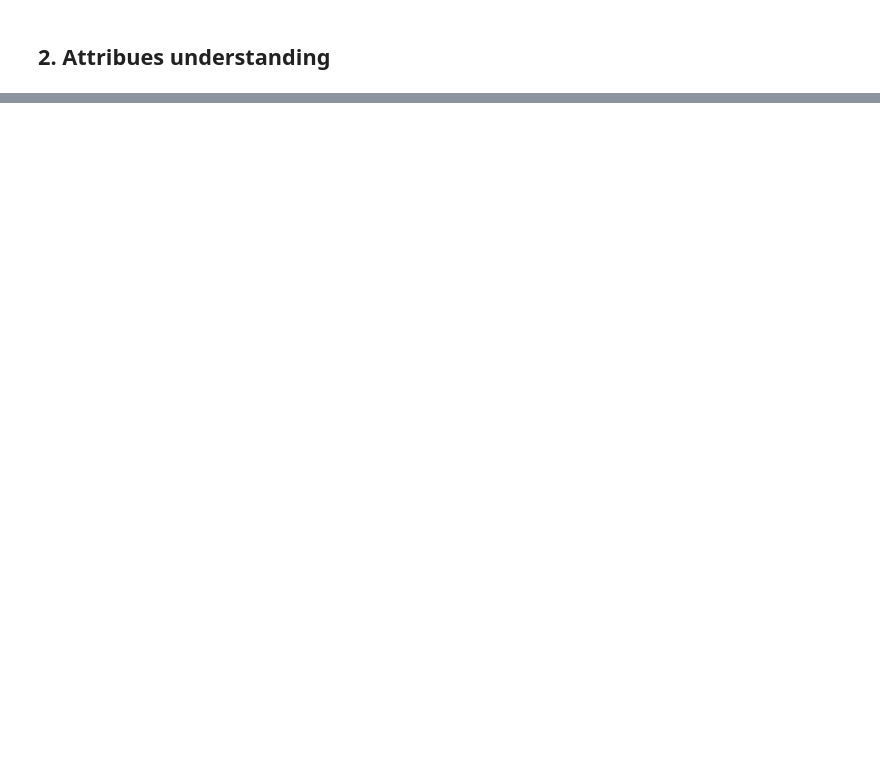
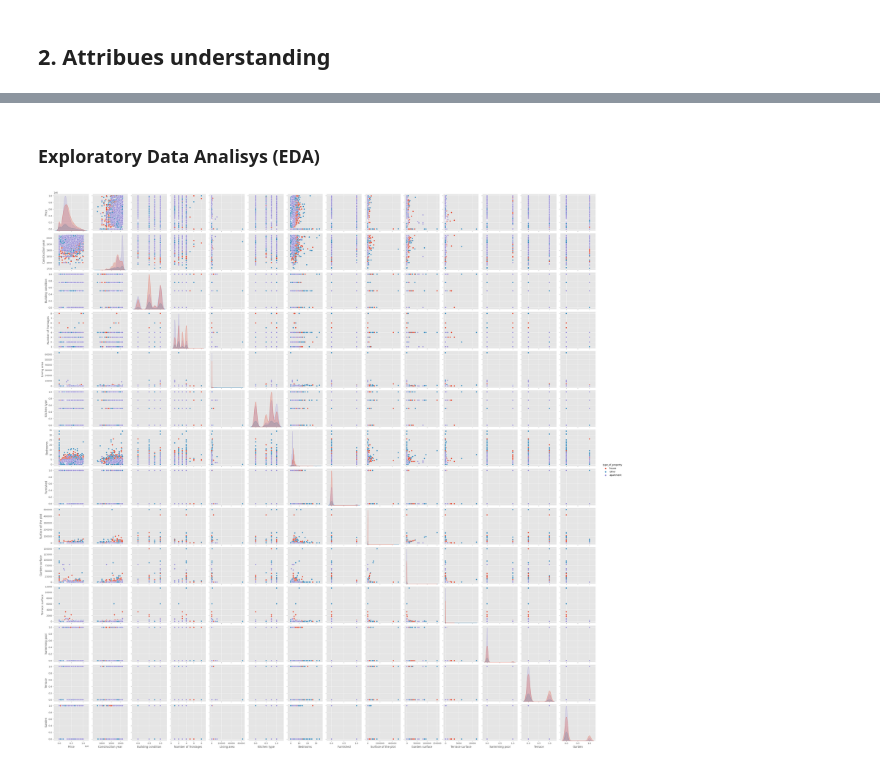
Before and after one commit to Koumeyl/challenge-data-analysis, a Jupyter notebook: Exploration.ipynb, the cells around one changed output, grey strips where cells are left out. Cells and saved outputs as stored; diff of their text form; code cells hidden in the pictures; blank space fills up the shorter version.

```diff
--- a/Exploration.ipynb
+++ b/Exploration.ipynb
@@ -49 +141,30 @@ Garden
 Name: Garden, dtype: int64
+# %% [markdown]
+### Exploratory Data Analisys (EDA)
+# %%
+sns.pairplot(df,
+             vars = [
+                 #'type_of_property',  #not working
+                 #'subtype_of_property',  #not working
+                 'Price',
+                 #'locality',  #not working
+                 #'zip_code',  #not working
+                 'Construction year',
+                 'Building condition',
+                 'Number of frontages',
+                 'Living area',
+                 'Kitchen type',
+                 'Bedrooms',
+                 'Furnished',
+                 'Surface of the plot',
+                 'Garden surface',
+                 'Terrace surface',
+                 'Swimming pool',
+                 #'type_of_sale',  #not working
+                 'Terrace',
+                 'Garden'
+             ],
+             hue = 'type_of_property')
+plt.show()
+# %% [output]
+[figure, added]
```
Also changed, not shown: parts of 34 cells of this notebook, 2 other files.
